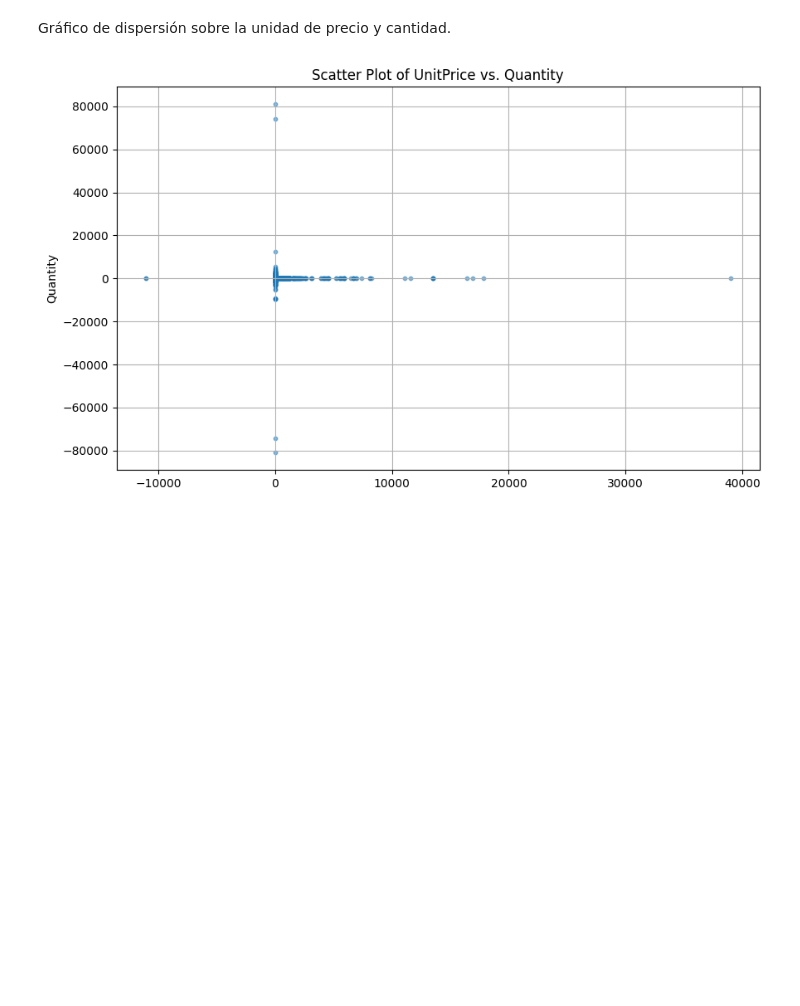
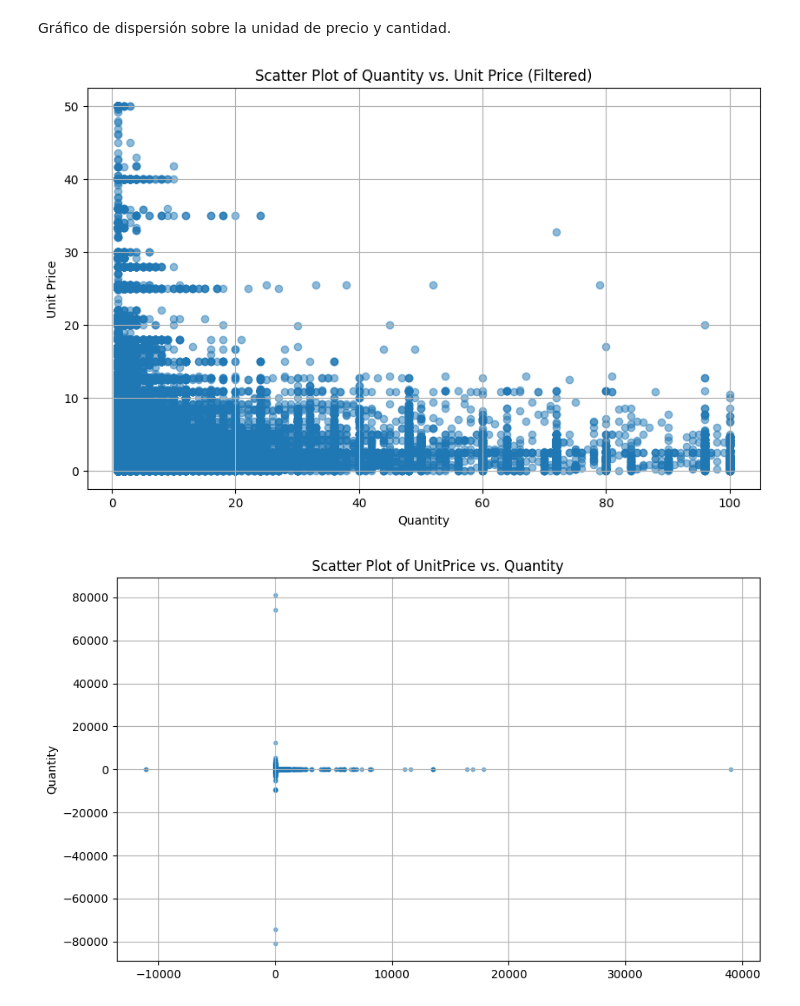
Before and after one commit to gabitopop/MLGC, a Jupyter notebook: Prueba_1.ipynb, the cells around one changed output. Cells and saved outputs as stored; diff of their text form; code cells hidden in the pictures; blank space fills up the shorter version.

```diff
--- a/Prueba_1.ipynb
+++ b/Prueba_1.ipynb
@@ -203,6 +238,18 @@ print(f"La descripción del producto más vendido: {most_sold_product}")
 La descripción del producto más vendido: WHITE HANGING HEART T-LIGHT HOLDER
 # %% [markdown]
 Gráfico de dispersión sobre la unidad de precio y cantidad.
+# %%
+filtered_data = data[(data['Quantity'] >= 1) & (data['Quantity'] <= 100) & (data['UnitPrice'] >= 0) & (data['UnitPrice'] <= 50)]
+
+plt.figure(figsize=(10, 6))
+plt.scatter(filtered_data['Quantity'], filtered_data['UnitPrice'], alpha=0.5)
+plt.xlabel('Quantity')
+plt.ylabel('Unit Price')
+plt.title('Scatter Plot of Quantity vs. Unit Price (Filtered)')
+plt.grid(True)
+plt.show()
+# %% [output]
+[figure, added]
 # %%
 numerical_cols = ['UnitPrice', 'Quantity']
 
```
Also changed, not shown: parts of 8 cells of this notebook.
